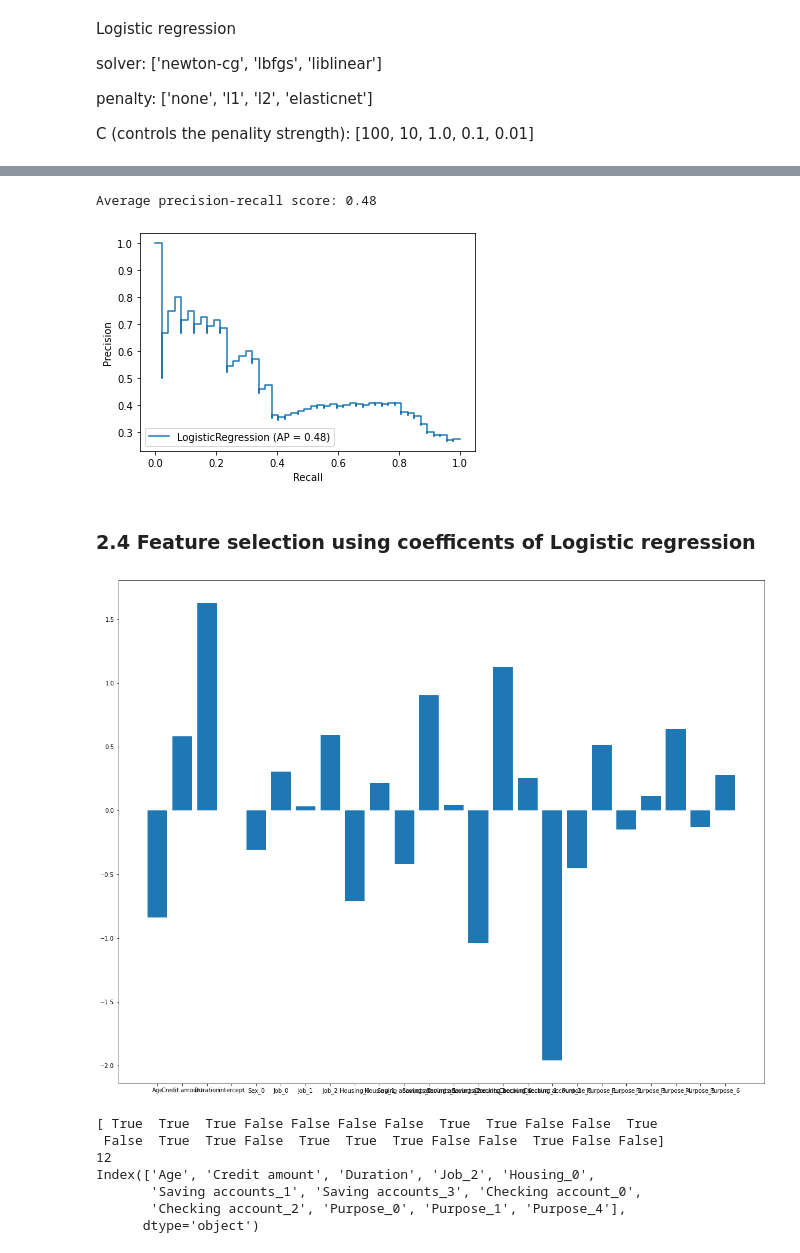
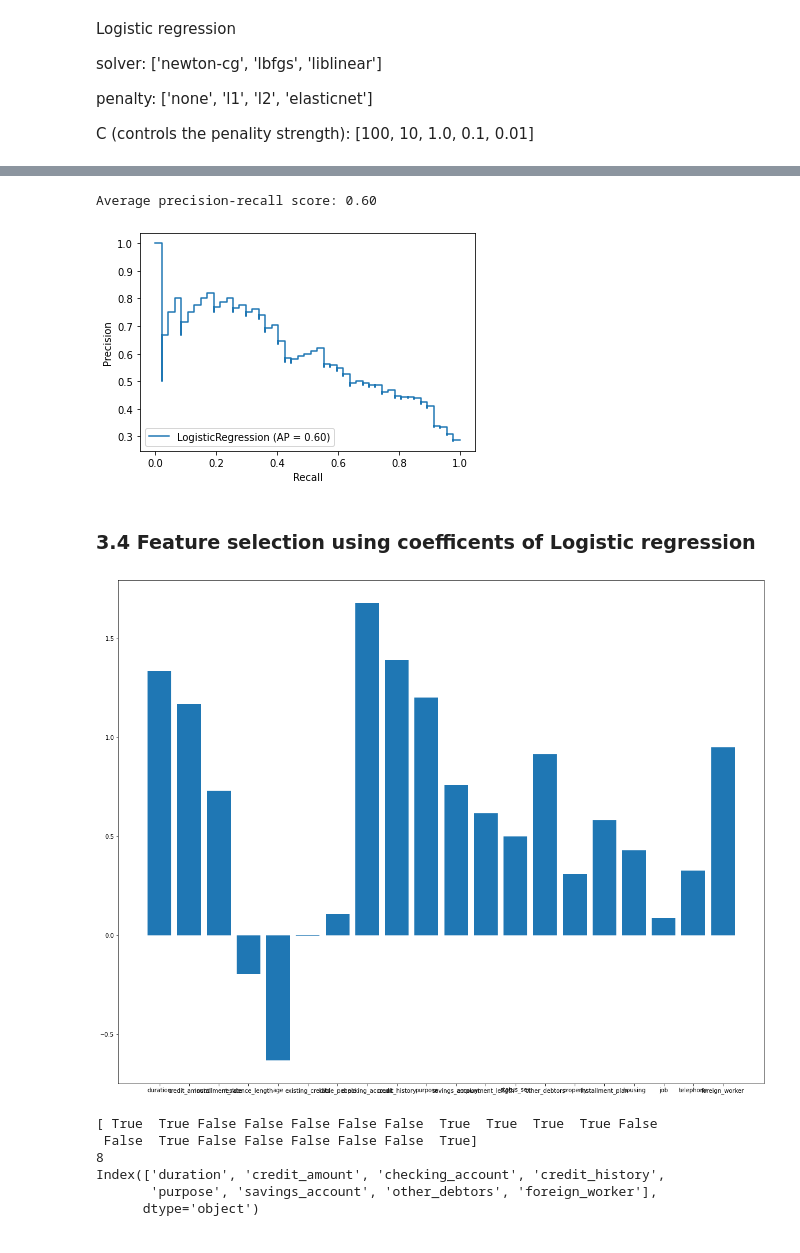
Before and after one commit to shanqu91/project_credit_risk_modeling, a Jupyter notebook: C1_credit_modeling_LR.ipynb, the cells around one changed output, grey strips where cells are left out. Cells and saved outputs as stored; diff of their text form; code cells hidden in the pictures.

Commit message:
Adapt the code to the original German credit data

```diff
--- a/C1_credit_modeling_LR.ipynb
+++ b/C1_credit_modeling_LR.ipynb
@@ -28,10 +29,10 @@ warnings.filterwarnings("ignore")
 
 model = LogisticRegression()
 # %%
-df_X_train = pd.read_csv('df_X_train.csv')
-df_X_val = pd.read_csv('df_X_val.csv')
-df_y_train = pd.read_csv('df_y_train.csv')
-df_y_val = pd.read_csv('df_y_val.csv')
+df_X_train = pd.read_csv('Data/df_X_train.csv')
+df_X_val = pd.read_csv('Data/df_X_val.csv')
+df_y_train = pd.read_csv('Data/df_y_train.csv')
+df_y_val = pd.read_csv('Data/df_y_val.csv')
 print(df_X_train.info())
 print(df_y_train.info())
 
@@ -157,33 +159,32 @@ print('Average precision-recall score: {0:0.2f}'.format(average_precision))
 plot_precision_recall_curve(model_bestparam, df_X_val, df_y_val)
 plt.show()
 # %% [output]
-Average precision-recall score: 0.48
+Average precision-recall score: 0.60
-[figure, old version]
+[figure, new version]
 # %% [markdown]
-### 2.4 Feature selection using coefficents of Logistic regression
+### 3.4 Feature selection using coefficents of Logistic regression
 # %%
 model.fit(df_X_train, np.ravel(df_y_train))
 importance = model.coef_[0]
 plt.figure(figsize=(20,16))
 plt.bar([df_X_train.columns[x] for x in range(len(importance))], importance)
 plt.show()
 
-bool_selection = np.abs(importance) >= np.median(abs(importance))
+bool_selection = np.abs(importance) >= 1.2*np.median(abs(importance))
 print(bool_selection)
 print(np.sum(bool_selection))
 
 #selector = SelectFromModel(LogisticRegression(solver='liblinear', penalty="l1"), threshold = '1.25*median')
 #selector.fit(df_X_train, df_y_train)
 #print(selector.get_support())
 print(df_X_train.loc[:, bool_selection].columns)
 df_X_train_selected = df_X_train.loc[:, bool_selection]
 df_X_val_selected = df_X_val.loc[:, bool_selection]
 # %% [output]
-[figure, old version]
+[figure, new version]
-[ True  True  True False False False False  True  True False False  True
- False  True  True False  True  True  True False False  True False False]
-12
-Index(['Age', 'Credit amount', 'Duration', 'Job_2', 'Housing_0',
-       'Saving accounts_1', 'Saving accounts_3', 'Checking account_0',
-       'Checking account_2', 'Purpose_0', 'Purpose_1', 'Purpose_4'],
+[ True  True False False False False False  True  True  True  True False
+ False  True False False False False False  True]
+8
+Index(['duration', 'credit_amount', 'checking_account', 'credit_history',
+       'purpose', 'savings_account', 'other_debtors', 'foreign_worker'],
       dtype='object')
```
Also changed, not shown: parts of 18 cells of this notebook.
